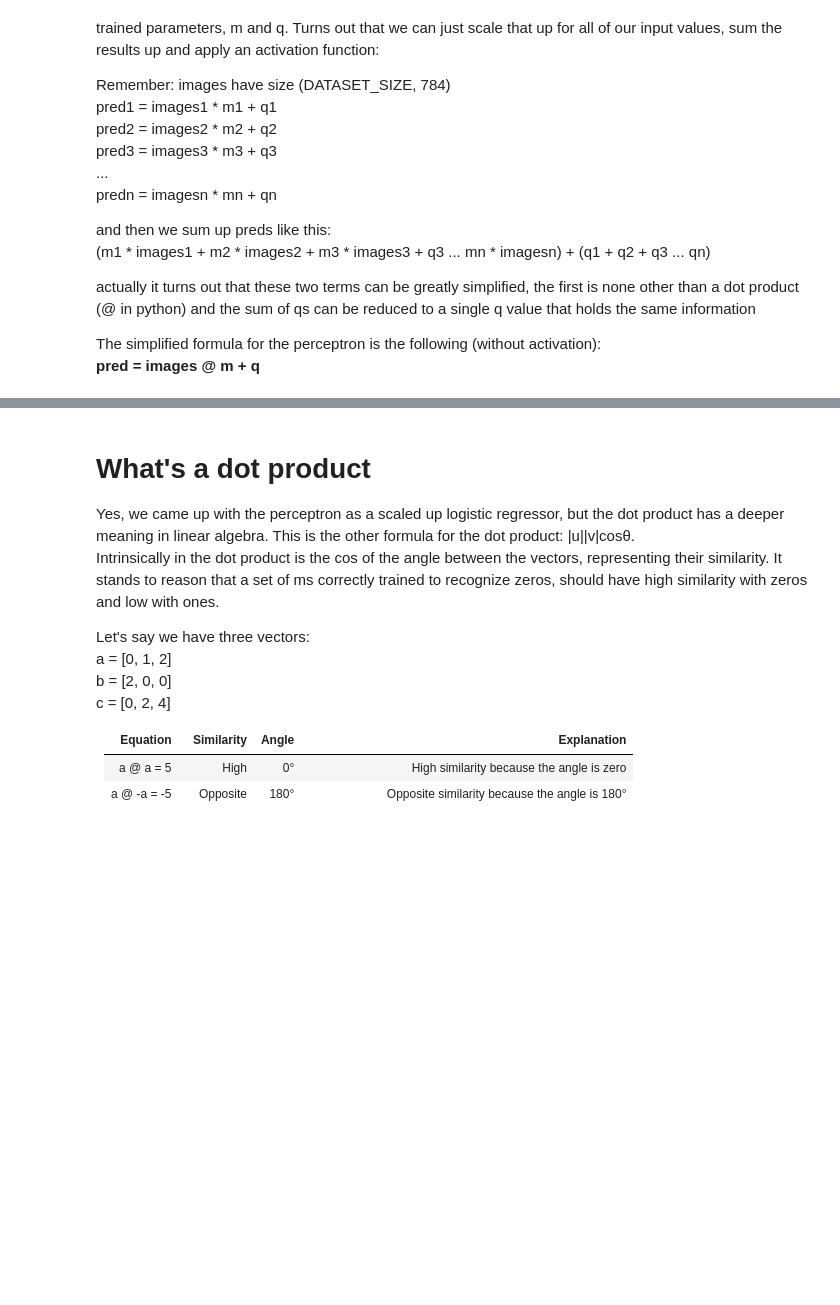
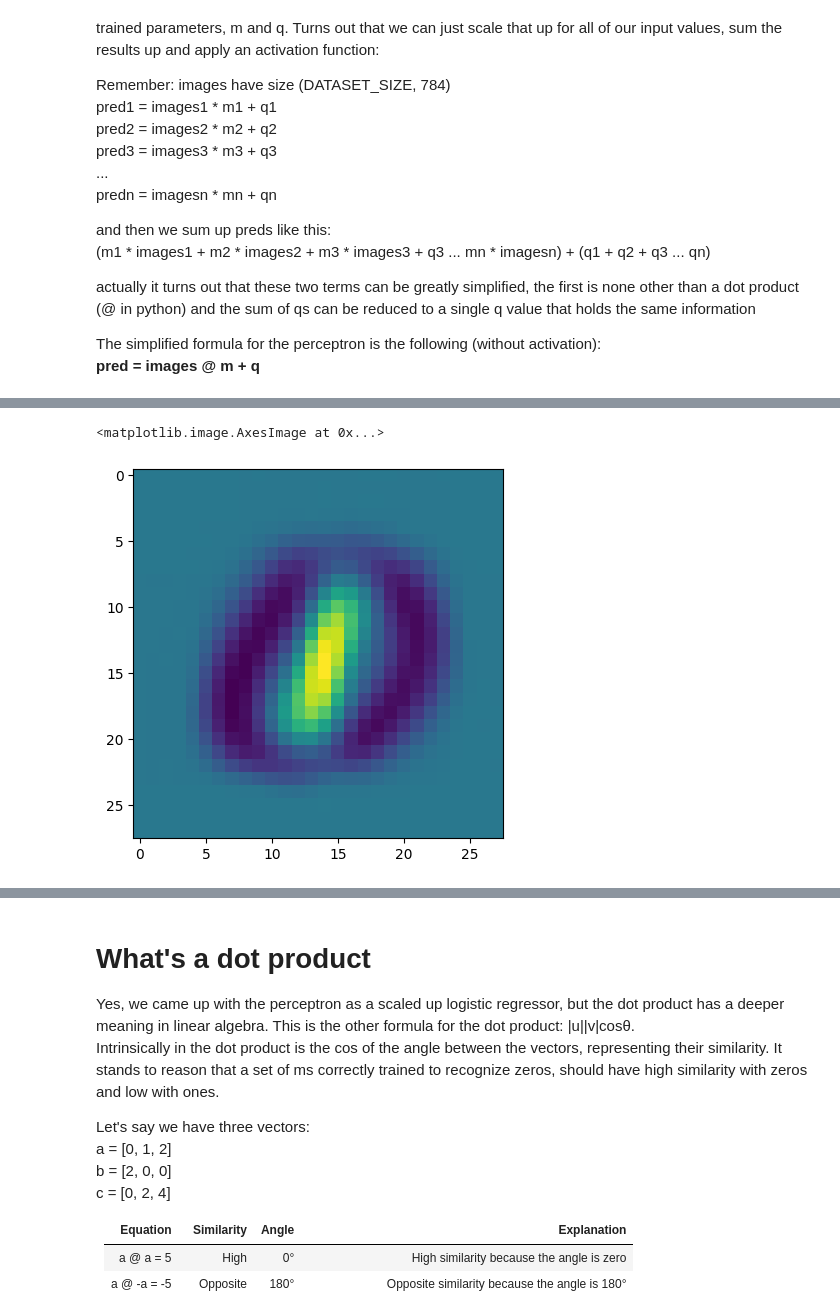
Before and after one commit to LucaM185/GPTs-from-scratch, a Jupyter notebook: 2 - Perceptron for Images.ipynb, the cells around one changed output, grey strips where cells are left out. Saved outputs shown, nothing was run; the diff lists cells and outputs as text; code cells hidden in the pictures; blank space fills up the shorter version.

Commit message:
Fixed Images Perceptron

```diff
--- a/2 - Perceptron for Images.ipynb
+++ b/2 - Perceptron for Images.ipynb
@@ -81,0 +85,6 @@ Epoch 1350/1500 - Loss: 0.09889500588178635 - Accuracy: 88%
+# %%
+# Don't believe me? take a look at the trained weights
+plt.imshow(m.view(28, 28).detach().numpy())
+# %% [output]
+<matplotlib.image.AxesImage at 0x...>
+[figure, added]
```
Also changed, not shown: parts of 24 cells of this notebook.
